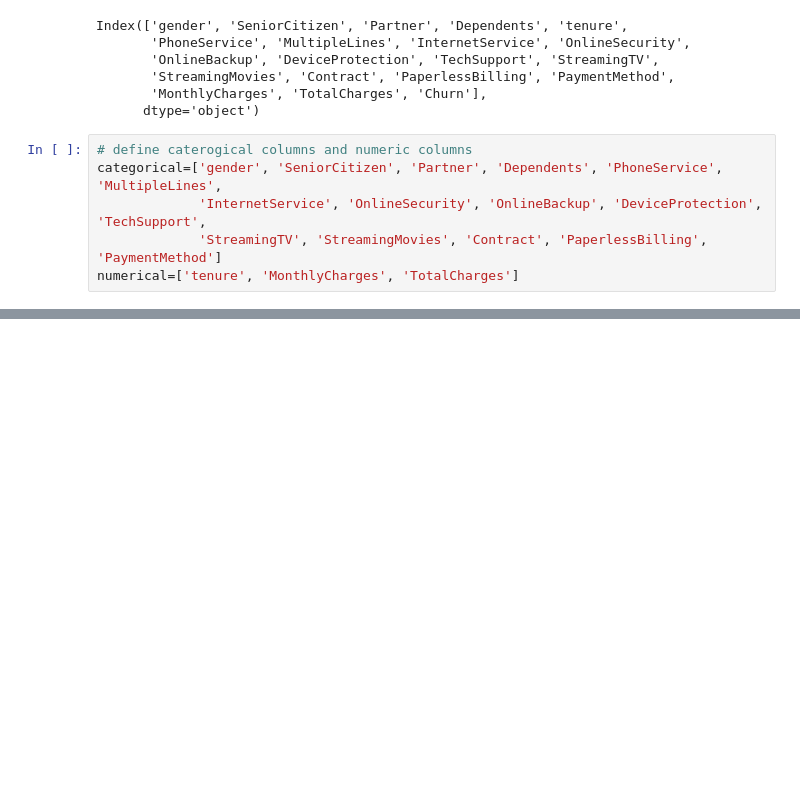
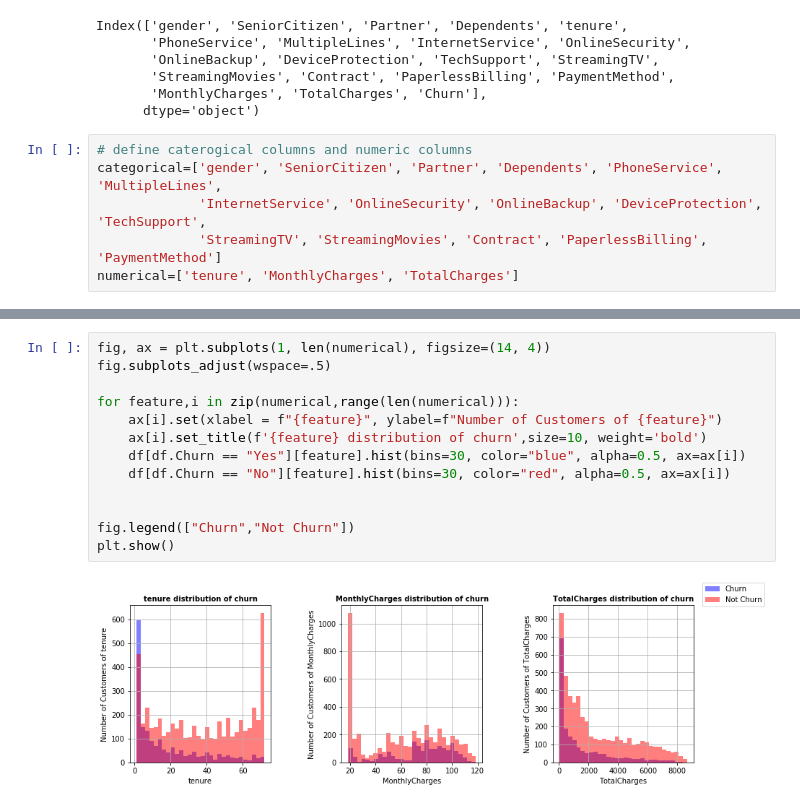
Before and after one commit to GitHub-ccd/Customer_churn_classification_MOD_3, a Jupyter notebook: 3-EDA.ipynb, the cells around one changed output, grey strips where cells are left out. Saved outputs shown, nothing was run; the diff lists cells and outputs as text; blank space fills up the shorter version.

```diff
--- a/3-EDA.ipynb
+++ b/3-EDA.ipynb
@@ -273,0 +163,15 @@ py.iplot(fig)
+# %%
+fig, ax = plt.subplots(1, len(numerical), figsize=(14, 4))
+fig.subplots_adjust(wspace=.5)
+
+for feature,i in zip(numerical,range(len(numerical))):
+    ax[i].set(xlabel = f"{feature}", ylabel=f"Number of Customers of {feature}")
+    ax[i].set_title(f'{feature} distribution of churn',size=10, weight='bold')
+    df[df.Churn == "Yes"][feature].hist(bins=30, color="blue", alpha=0.5, ax=ax[i])
+    df[df.Churn == "No"][feature].hist(bins=30, color="red", alpha=0.5, ax=ax[i])
+
+
+fig.legend(["Churn","Not Churn"])
+plt.show()
+# %% [output]
+[figure, added]
```
Also changed, not shown: parts of 51 cells of this notebook, 22 other files.
